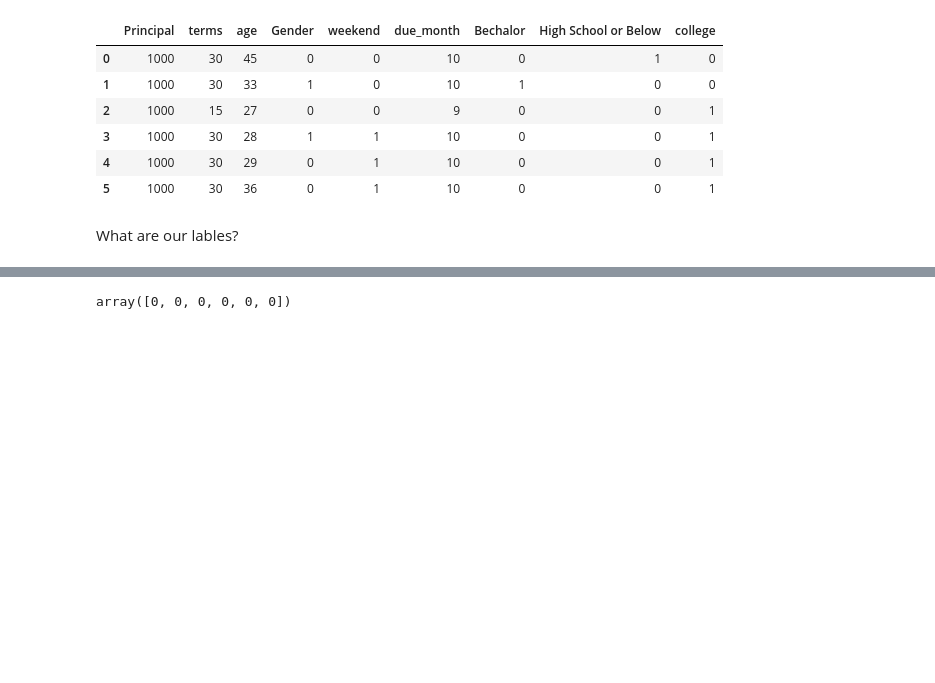
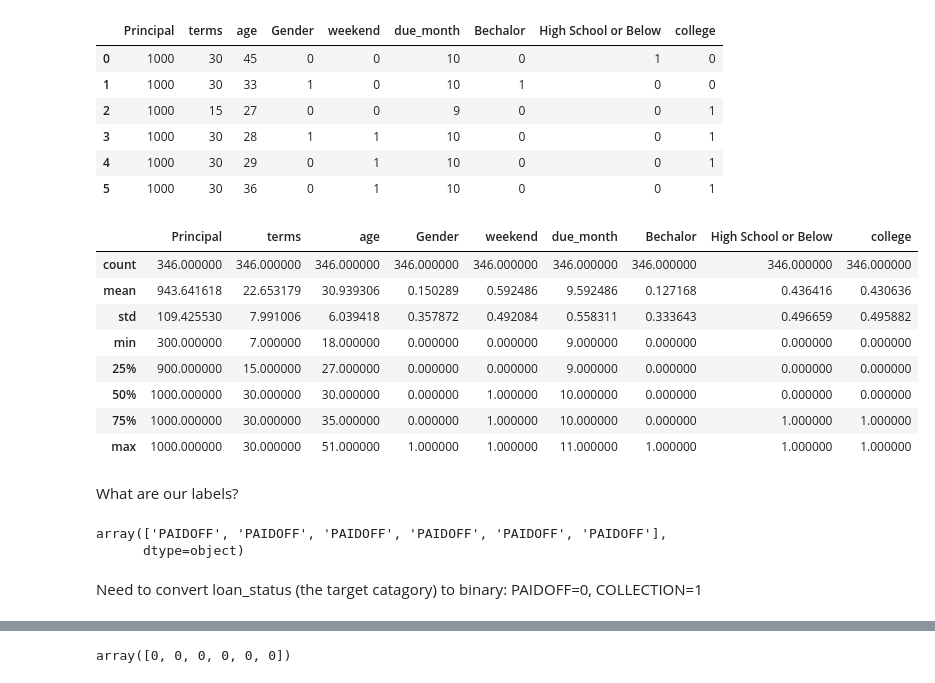
Before and after one commit to ewan-chalmers/coursera-ml-python, a Jupyter notebook: best-classifier-assignment.ipynb, the cells around one changed output, grey strips where cells are left out. Saved outputs shown, nothing was run; the diff lists cells and outputs as text; code cells hidden in the pictures; blank space fills up the shorter version.

```diff
--- a/best-classifier-assignment.ipynb
+++ b/best-classifier-assignment.ipynb
@@ -267,5 +255,24 @@ X[0:6]
 | 3 | 1000 | 30 | 28 | 1 | 1 | 10 | 0 | 0 | 1 |
 | 4 | 1000 | 30 | 29 | 0 | 1 | 10 | 0 | 0 | 1 |
 | 5 | 1000 | 30 | 36 | 0 | 1 | 10 | 0 | 0 | 1 |
+# %%
+Feature.describe()
+# %% [output]
+|  | Principal | terms | age | Gender | weekend | due_month | Bechalor | High School or Below | college |
+| count | 346.000000 | 346.000000 | 346.000000 | 346.000000 | 346.000000 | 346.000000 | 346.000000 | 346.000000 | 346.000000 |
+| mean | 943.641618 | 22.653179 | 30.939306 | 0.150289 | 0.592486 | 9.592486 | 0.127168 | 0.436416 | 0.430636 |
+| std | 109.425530 | 7.991006 | 6.039418 | 0.357872 | 0.492084 | 0.558311 | 0.333643 | 0.496659 | 0.495882 |
+| min | 300.000000 | 7.000000 | 18.000000 | 0.000000 | 0.000000 | 9.000000 | 0.000000 | 0.000000 | 0.000000 |
+| 25% | 900.000000 | 15.000000 | 27.000000 | 0.000000 | 0.000000 | 9.000000 | 0.000000 | 0.000000 | 0.000000 |
+| 50% | 1000.000000 | 30.000000 | 30.000000 | 0.000000 | 1.000000 | 10.000000 | 0.000000 | 0.000000 | 0.000000 |
+| 75% | 1000.000000 | 30.000000 | 35.000000 | 0.000000 | 1.000000 | 10.000000 | 0.000000 | 1.000000 | 1.000000 |
+| max | 1000.000000 | 30.000000 | 51.000000 | 1.000000 | 1.000000 | 11.000000 | 1.000000 | 1.000000 | 1.000000 |
 # %% [markdown]
-What are our lables?
+What are our labels?
+# %%
+df['loan_status'].values[0:6]
+# %% [output]
+array(['PAIDOFF', 'PAIDOFF', 'PAIDOFF', 'PAIDOFF', 'PAIDOFF', 'PAIDOFF'],
+      dtype=object)
+# %% [markdown]
+Need to convert loan_status (the target catagory) to binary: PAIDOFF=0, COLLECTION=1
```
Also changed, not shown: parts of 34 cells of this notebook.
